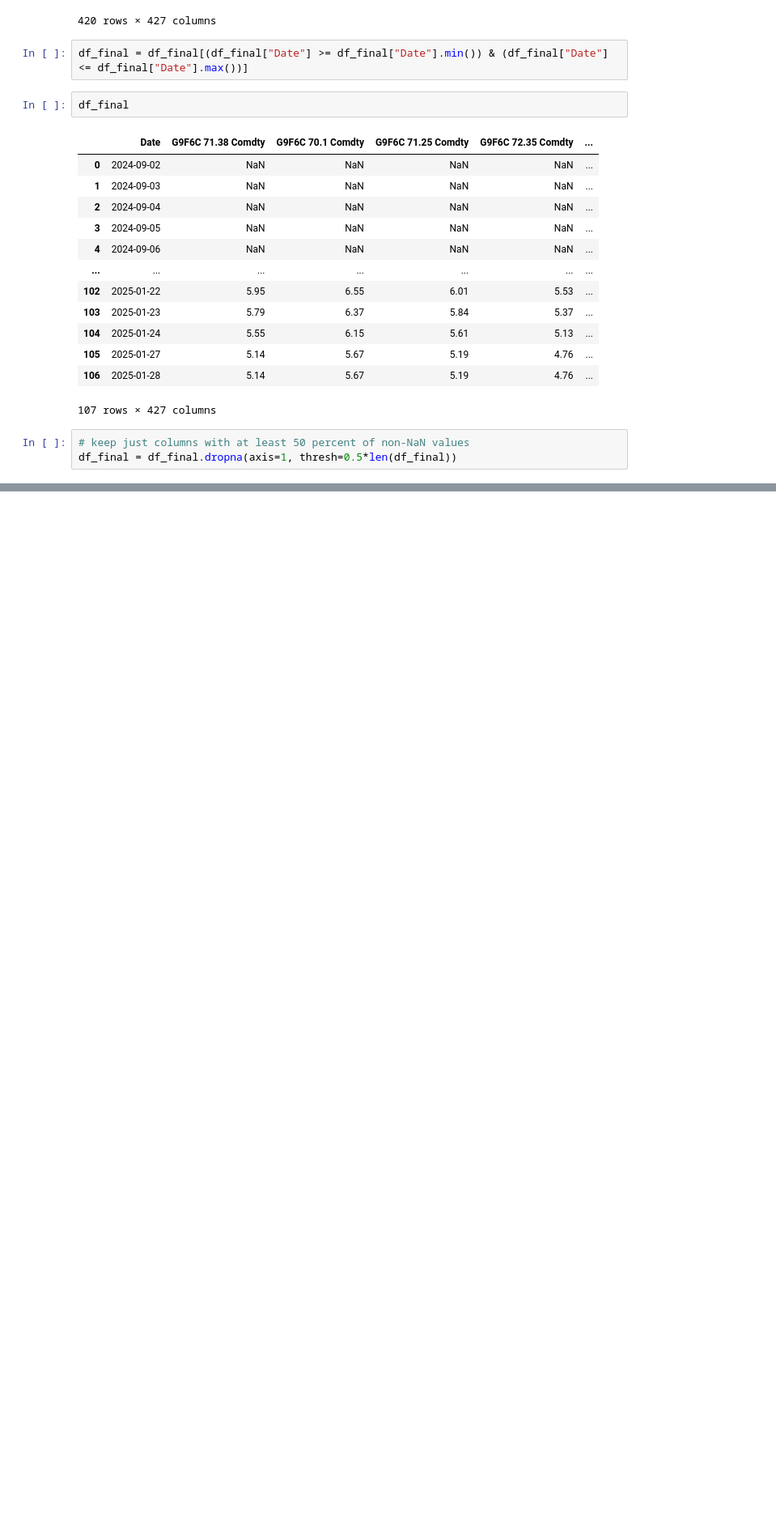
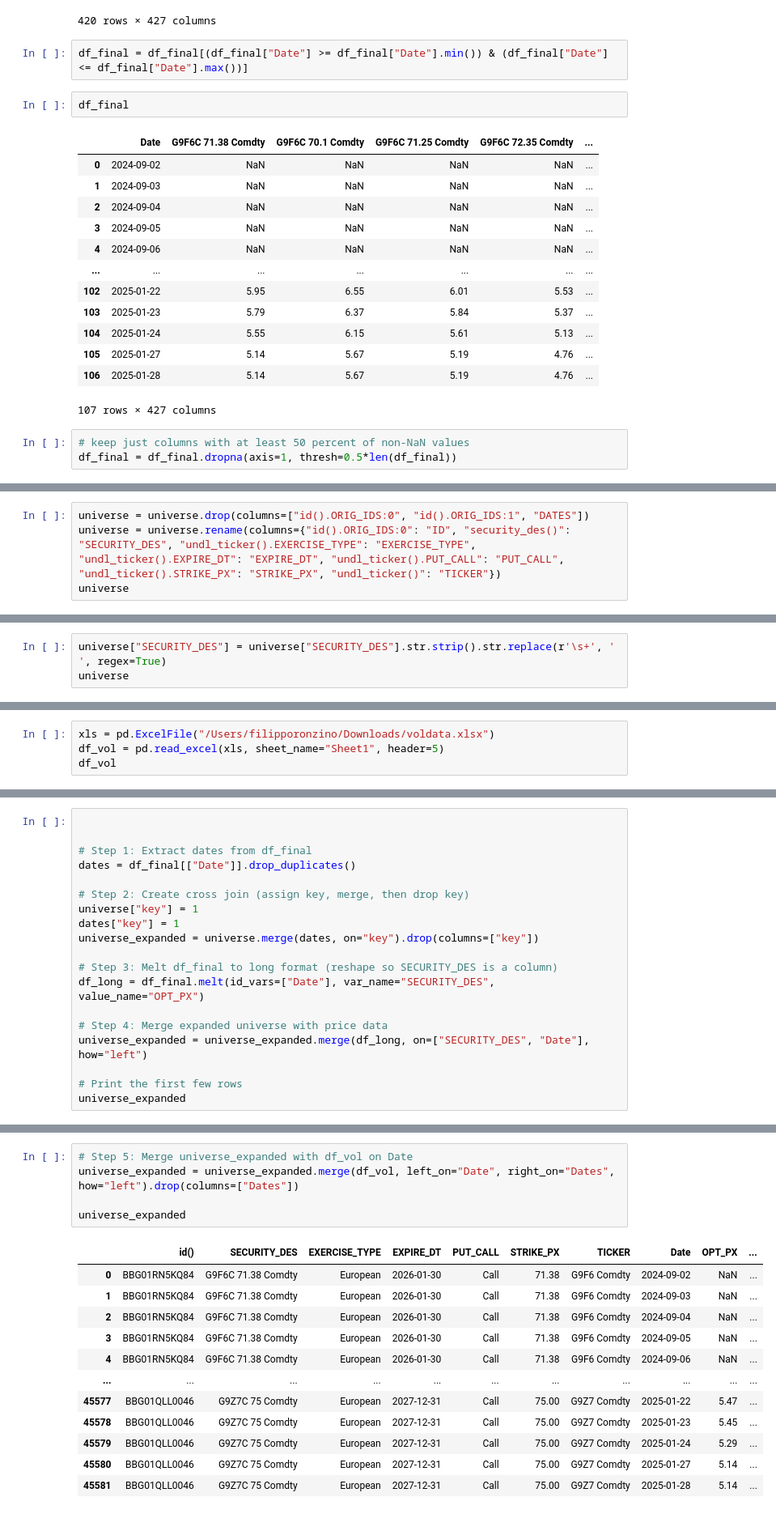
Before and after one commit to FilippoRonzino/asian-options-thesis, a Jupyter notebook: data/preprocessing.ipynb, the cells around one changed output, grey strips where cells are left out. Shown: that part at 81% size. Cells and saved outputs as stored; diff of their text form; blank space fills up the shorter version.

```diff
--- a/data/preprocessing.ipynb
+++ b/data/preprocessing.ipynb
@@ -163,0 +149,4 @@ universe
+# %%
+universe = universe.drop(columns=["id().ORIG_IDS:0", "id().ORIG_IDS:1", "DATES"])
+universe = universe.rename(columns={"id().ORIG_IDS:0": "ID", "security_des()": "SECURITY_DES", "undl_ticker().EXERCISE_TYPE": "EXERCISE_TYPE", "undl_ticker().EXPIRE_DT": "EXPIRE_DT", "undl_ticker().PUT_CALL": "PUT_CALL", "undl_ticker().STRIKE_PX": "STRIKE_PX", "undl_ticker()": "TICKER"})
+universe
@@ -163,0 +167,3 @@ universe
+# %%
+universe["SECURITY_DES"] = universe["SECURITY_DES"].str.strip().str.replace(r'\s+', ' ', regex=True)
+universe
@@ -163,0 +184,4 @@ universe
+# %%
+xls = pd.ExcelFile("/Users/filipporonzino/Downloads/voldata.xlsx")
+df_vol = pd.read_excel(xls, sheet_name="Sheet1", header=5)
+df_vol
@@ -163,0 +202,19 @@ universe
+# %%
+
+
+# Step 1: Extract dates from df_final
+dates = df_final[["Date"]].drop_duplicates()
+
+# Step 2: Create cross join (assign key, merge, then drop key)
+universe["key"] = 1
+dates["key"] = 1
+universe_expanded = universe.merge(dates, on="key").drop(columns=["key"])
+
+# Step 3: Melt df_final to long format (reshape so SECURITY_DES is a column)
+df_long = df_final.melt(id_vars=["Date"], var_name="SECURITY_DES", value_name="OPT_PX")
+
+# Step 4: Merge expanded universe with price data
+universe_expanded = universe_expanded.merge(df_long, on=["SECURITY_DES", "Date"], how="left")
+
+# Print the first few rows
+universe_expanded
@@ -163,0 +235,18 @@ universe
+# %%
+# Step 5: Merge universe_expanded with df_vol on Date
+universe_expanded = universe_expanded.merge(df_vol, left_on="Date", right_on="Dates", how="left").drop(columns=["Dates"])
+
+universe_expanded
+# %% [output]
+|  | id() | SECURITY_DES | EXERCISE_TYPE | EXPIRE_DT | PUT_CALL | STRIKE_PX | TICKER | Date | OPT_PX | ... |
+| 0 | BBG01RN5KQ84 | G9F6C 71.38 Comdty | European | 2026-01-30 | Call | 71.38 | G9F6 Comdty | 2024-09-02 | NaN | ... |
+| 1 | BBG01RN5KQ84 | G9F6C 71.38 Comdty | European | 2026-01-30 | Call | 71.38 | G9F6 Comdty | 2024-09-03 | NaN | ... |
+| 2 | BBG01RN5KQ84 | G9F6C 71.38 Comdty | European | 2026-01-30 | Call | 71.38 | G9F6 Comdty | 2024-09-04 | NaN | ... |
+| 3 | BBG01RN5KQ84 | G9F6C 71.38 Comdty | European | 2026-01-30 | Call | 71.38 | G9F6 Comdty | 2024-09-05 | NaN | ... |
+| 4 | BBG01RN5KQ84 | G9F6C 71.38 Comdty | European | 2026-01-30 | Call | 71.38 | G9F6 Comdty | 2024-09-06 | NaN | ... |
+| ... | ... | ... | ... | ... | ... | ... | ... | ... | ... | ... |
+| 45577 | BBG01QLL0046 | G9Z7C 75 Comdty | European | 2027-12-31 | Call | 75.00 | G9Z7 Comdty | 2025-01-22 | 5.47 | ... |
+| 45578 | BBG01QLL0046 | G9Z7C 75 Comdty | European | 2027-12-31 | Call | 75.00 | G9Z7 Comdty | 2025-01-23 | 5.45 | ... |
+| 45579 | BBG01QLL0046 | G9Z7C 75 Comdty | European | 2027-12-31 | Call | 75.00 | G9Z7 Comdty | 2025-01-24 | 5.29 | ... |
+| 45580 | BBG01QLL0046 | G9Z7C 75 Comdty | European | 2027-12-31 | Call | 75.00 | G9Z7 Comdty | 2025-01-27 | 5.14 | ... |
+| 45581 | BBG01QLL0046 | G9Z7C 75 Comdty | European | 2027-12-31 | Call | 75.00 | G9Z7 Comdty | 2025-01-28 | 5.14 | ... |
```
Also changed, not shown: parts of 17 cells of this notebook.
